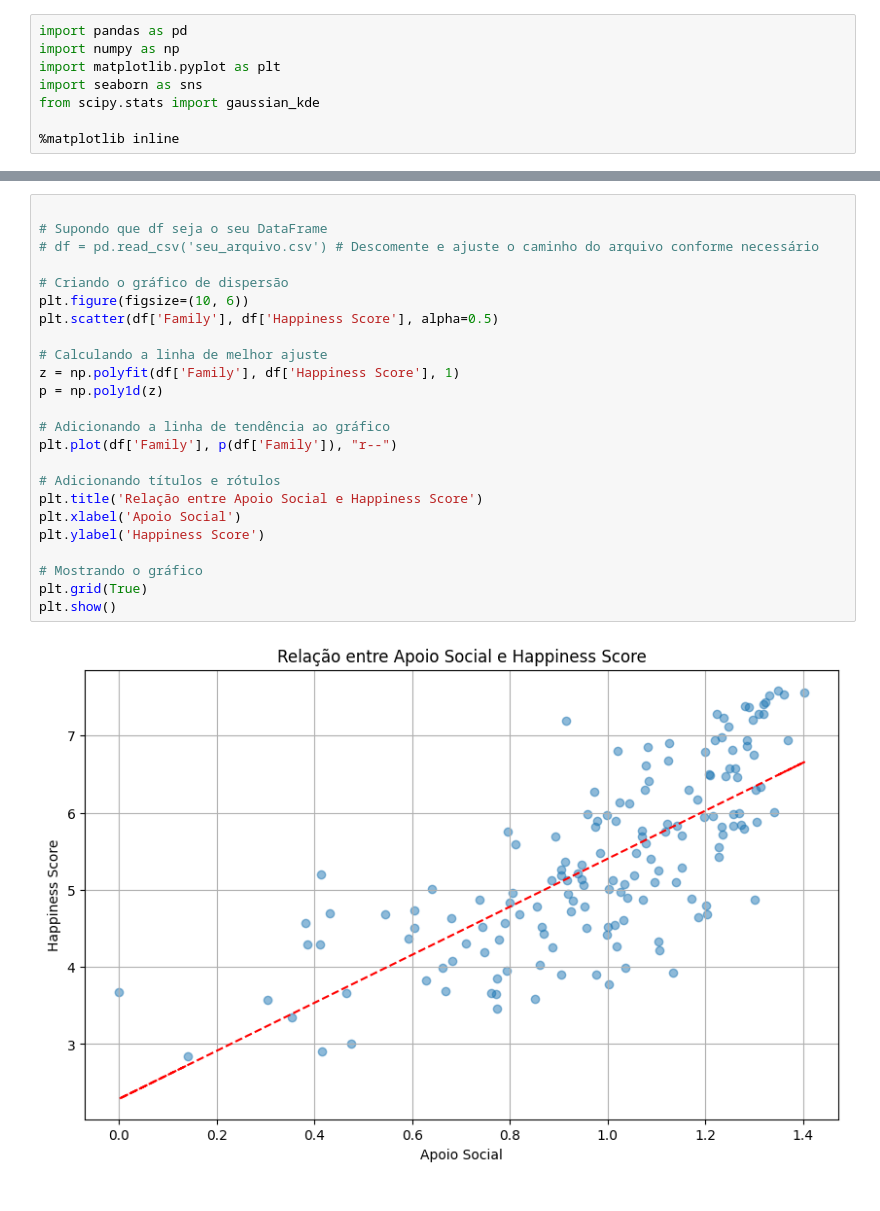
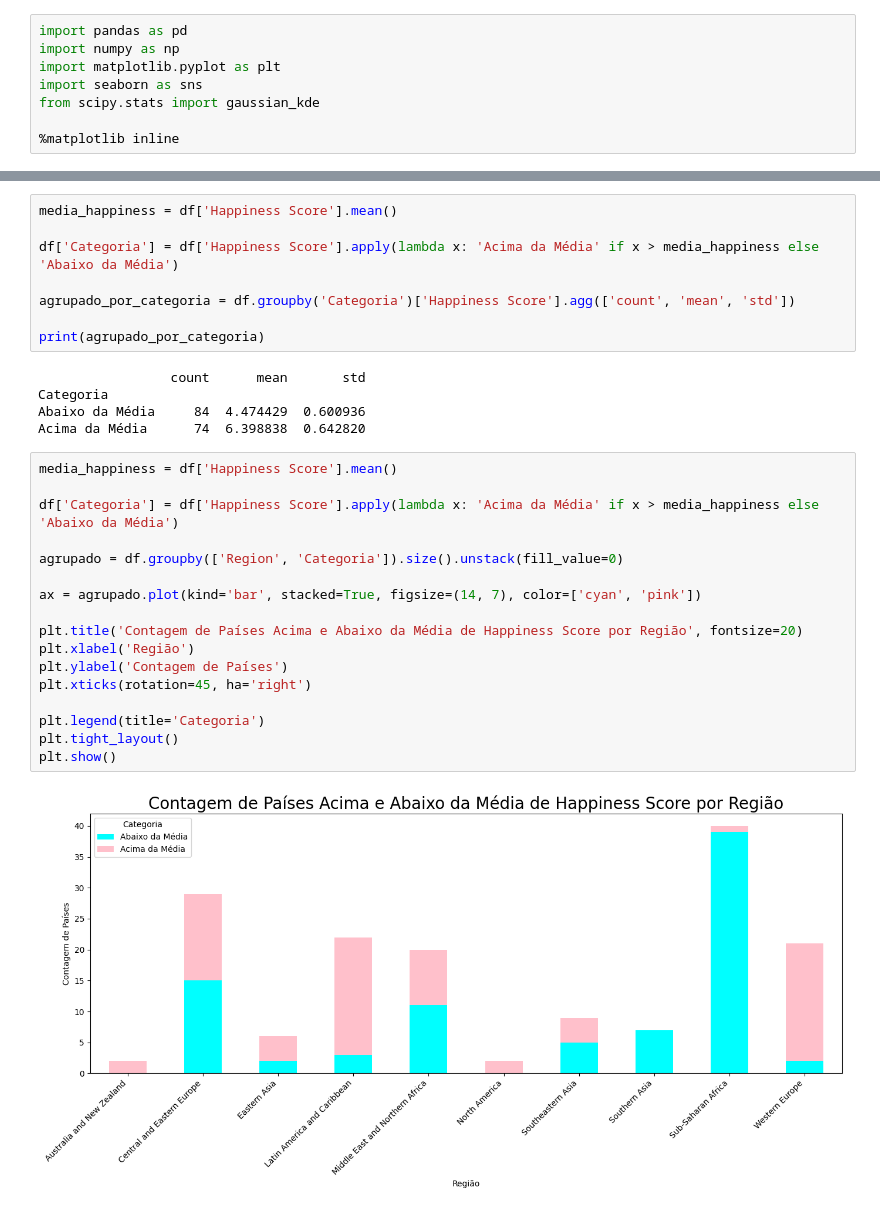
Before and after one commit to mxtqnt/ProbabilidadeEstatistica, a Jupyter notebook: src/prova/not.ipynb, the cells around one changed output, grey strips where cells are left out. Cells and saved outputs as stored; diff of their text form.

```diff
--- a/src/prova/not.ipynb
+++ b/src/prova/not.ipynb
@@ -45,26 +63,32 @@ plt.show()
-# %%
-
-# Supondo que df seja o seu DataFrame
-# df = pd.read_csv('seu_arquivo.csv') # Descomente e ajuste o caminho do arquivo conforme necessário
-
-# Criando o gráfico de dispersão
-plt.figure(figsize=(10, 6))
-plt.scatter(df['Family'], df['Happiness Score'], alpha=0.5)
-
-# Calculando a linha de melhor ajuste
-z = np.polyfit(df['Family'], df['Happiness Score'], 1)
-p = np.poly1d(z)
-
-# Adicionando a linha de tendência ao gráfico
-plt.plot(df['Family'], p(df['Family']), "r--")
-
-# Adicionando títulos e rótulos
-plt.title('Relação entre Apoio Social e Happiness Score')
-plt.xlabel('Apoio Social')
-plt.ylabel('Happiness Score')
-
-# Mostrando o gráfico
-plt.grid(True)
-plt.show()
-# %% [output]
-[figure, removed]
+# %%
+media_happiness = df['Happiness Score'].mean()
+
+df['Categoria'] = df['Happiness Score'].apply(lambda x: 'Acima da Média' if x > media_happiness else 'Abaixo da Média')
+
+agrupado_por_categoria = df.groupby('Categoria')['Happiness Score'].agg(['count', 'mean', 'std'])
+
+print(agrupado_por_categoria)
+# %% [output]
+                 count      mean       std
+Categoria
+Abaixo da Média     84  4.474429  0.600936
+Acima da Média      74  6.398838  0.642820
+# %%
+media_happiness = df['Happiness Score'].mean()
+
+df['Categoria'] = df['Happiness Score'].apply(lambda x: 'Acima da Média' if x > media_happiness else 'Abaixo da Média')
+
+agrupado = df.groupby(['Region', 'Categoria']).size().unstack(fill_value=0)
+
+ax = agrupado.plot(kind='bar', stacked=True, figsize=(14, 7), color=['cyan', 'pink'])
+
+plt.title('Contagem de Países Acima e Abaixo da Média de Happiness Score por Região', fontsize=20)
+plt.xlabel('Região')
+plt.ylabel('Contagem de Países')
+plt.xticks(rotation=45, ha='right')
+
+plt.legend(title='Categoria')
+plt.tight_layout()
+plt.show()
+# %% [output]
+[figure, added]
```
Also changed, not shown: parts of 4 cells of this notebook.
